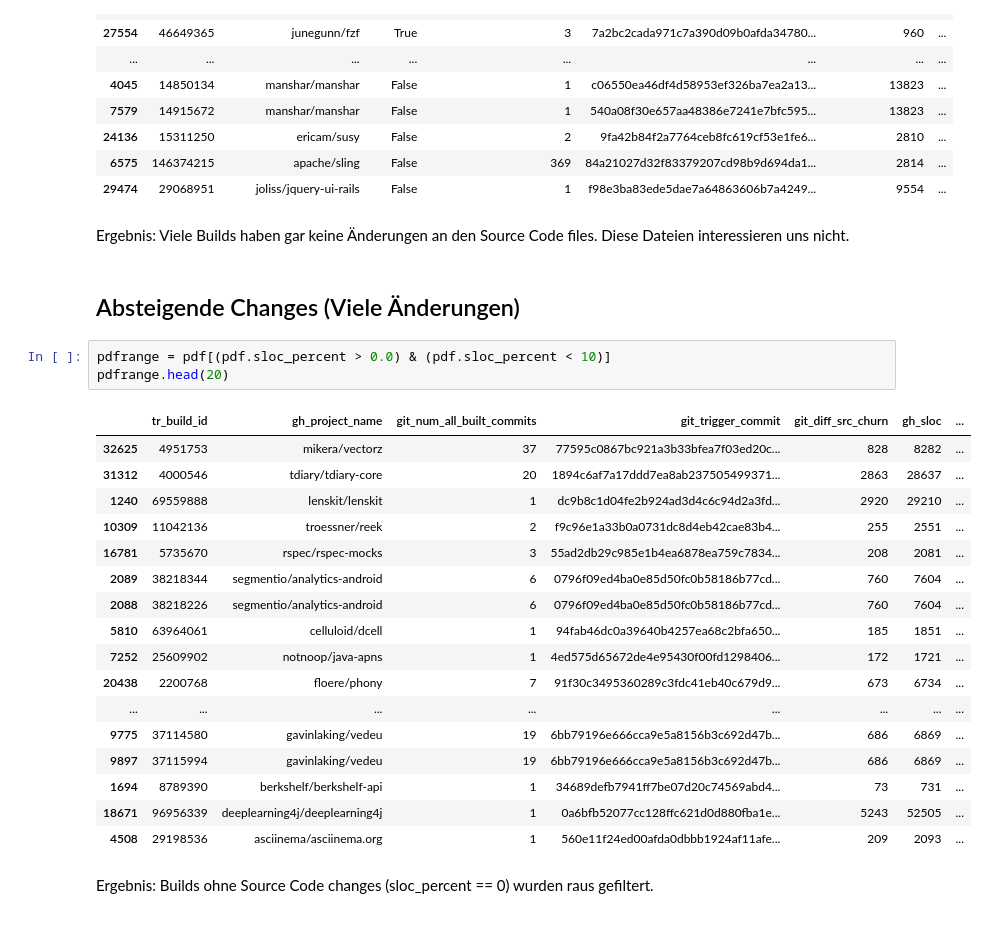
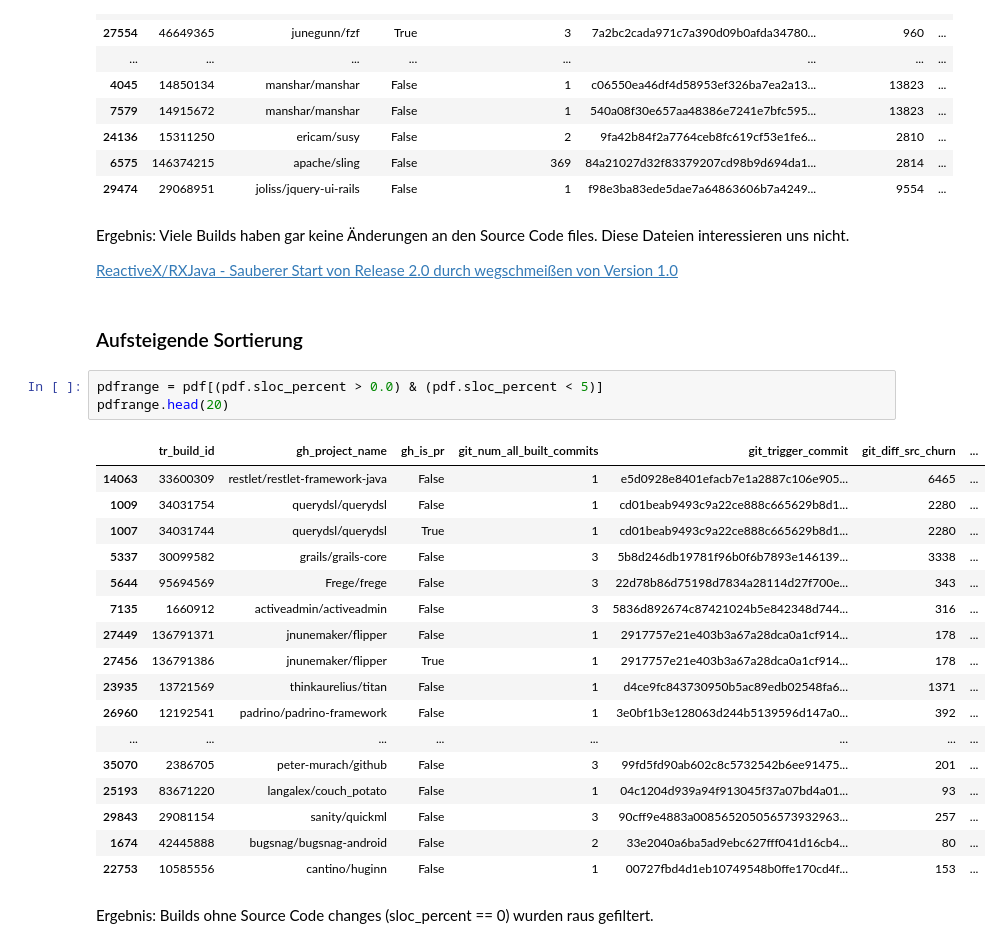
Before and after one commit to DLR-SC/Hackathon, a Jupyter notebook: chaosProject/ChangeRatioPerBuild.ipynb, the cells around one changed output. Drawn from its saved outputs; the diff is of its cells as text.

```diff
--- a/chaosProject/ChangeRatioPerBuild.ipynb
+++ b/chaosProject/ChangeRatioPerBuild.ipynb
@@ -36,29 +37,31 @@ pdf.head(20)
 | 29474 | 29068951 | joliss/jquery-ui-rails | False | 1 | f98e3ba83ede5dae7a64863606b7a4249... | 9554 | ... |
 # %% [markdown]
 Ergebnis: Viele Builds haben gar keine Änderungen an den Source Code files. Diese Dateien interessieren uns nicht.
+
+[ReactiveX/RXJava - Sauberer Start von Release 2.0 durch wegschmeißen von Version 1.0](https://github.com/ReactiveX/RxJava/commit/639cbc529541f58d8ad9a94a5fdb8ab8eca6afbd)
-# %% [markdown]
-## Absteigende Changes (Viele Änderungen)
+# %% [markdown]
+### Aufsteigende Sortierung
 # %%
-pdfrange = pdf[(pdf.sloc_percent > 0.0) & (pdf.sloc_percent < 10)]
+pdfrange = pdf[(pdf.sloc_percent > 0.0) & (pdf.sloc_percent < 5)]
 pdfrange.head(20)
 # %% [output]
-|  | tr_build_id | gh_project_name | git_num_all_built_commits | git_trigger_commit | git_diff_src_churn | gh_sloc | ... |
-| 32625 | 4951753 | mikera/vectorz | 37 | 77595c0867bc921a3b33bfea7f03ed20c... | 828 | 8282 | ... |
-| 31312 | 4000546 | tdiary/tdiary-core | 20 | 1894c6af7a17ddd7ea8ab237505499371... | 2863 | 28637 | ... |
-| 1240 | 69559888 | lenskit/lenskit | 1 | dc9b8c1d04fe2b924ad3d4c6c94d2a3fd... | 2920 | 29210 | ... |
-| 10309 | 11042136 | troessner/reek | 2 | f9c96e1a33b0a0731dc8d4eb42cae83b4... | 255 | 2551 | ... |
-| 16781 | 5735670 | rspec/rspec-mocks | 3 | 55ad2db29c985e1b4ea6878ea759c7834... | 208 | 2081 | ... |
-| 2089 | 38218344 | segmentio/analytics-android | 6 | 0796f09ed4ba0e85d50fc0b58186b77cd... | 760 | 7604 | ... |
-| 2088 | 38218226 | segmentio/analytics-android | 6 | 0796f09ed4ba0e85d50fc0b58186b77cd... | 760 | 7604 | ... |
-| 5810 | 63964061 | celluloid/dcell | 1 | 94fab46dc0a39640b4257ea68c2bfa650... | 185 | 1851 | ... |
-| 7252 | 25609902 | notnoop/java-apns | 1 | 4ed575d65672de4e95430f00fd1298406... | 172 | 1721 | ... |
-| 20438 | 2200768 | floere/phony | 7 | 91f30c3495360289c3fdc41eb40c679d9... | 673 | 6734 | ... |
+|  | tr_build_id | gh_project_name | gh_is_pr | git_num_all_built_commits | git_trigger_commit | git_diff_src_churn | ... |
+| 14063 | 33600309 | restlet/restlet-framework-java | False | 1 | e5d0928e8401efacb7e1a2887c106e905... | 6465 | ... |
+| 1009 | 34031754 | querydsl/querydsl | False | 1 | cd01beab9493c9a22ce888c665629b8d1... | 2280 | ... |
+| 1007 | 34031744 | querydsl/querydsl | True | 1 | cd01beab9493c9a22ce888c665629b8d1... | 2280 | ... |
+| 5337 | 30099582 | grails/grails-core | False | 3 | 5b8d246db19781f96b0f6b7893e146139... | 3338 | ... |
+| 5644 | 95694569 | Frege/frege | False | 3 | 22d78b86d75198d7834a28114d27f700e... | 343 | ... |
+| 7135 | 1660912 | activeadmin/activeadmin | False | 3 | 5836d892674c87421024b5e842348d744... | 316 | ... |
+| 27449 | 136791371 | jnunemaker/flipper | False | 1 | 2917757e21e403b3a67a28dca0a1cf914... | 178 | ... |
+| 27456 | 136791386 | jnunemaker/flipper | True | 1 | 2917757e21e403b3a67a28dca0a1cf914... | 178 | ... |
+| 23935 | 13721569 | thinkaurelius/titan | False | 1 | d4ce9fc843730950b5ac89edb02548fa6... | 1371 | ... |
+| 26960 | 12192541 | padrino/padrino-framework | False | 1 | 3e0bf1b3e128063d244b5139596d147a0... | 392 | ... |
 | ... | ... | ... | ... | ... | ... | ... | ... |
-| 9775 | 37114580 | gavinlaking/vedeu | 19 | 6bb79196e666cca9e5a8156b3c692d47b... | 686 | 6869 | ... |
-| 9897 | 37115994 | gavinlaking/vedeu | 19 | 6bb79196e666cca9e5a8156b3c692d47b... | 686 | 6869 | ... |
-| 1694 | 8789390 | berkshelf/berkshelf-api | 1 | 34689defb7941ff7be07d20c74569abd4... | 73 | 731 | ... |
-| 18671 | 96956339 | deeplearning4j/deeplearning4j | 1 | 0a6bfb52077cc128ffc621d0d880fba1e... | 5243 | 52505 | ... |
-| 4508 | 29198536 | asciinema/asciinema.org | 1 | 560e11f24ed00afda0dbbb1924af11afe... | 209 | 2093 | ... |
+| 35070 | 2386705 | peter-murach/github | False | 3 | 99fd5fd90ab602c8c5732542b6ee91475... | 201 | ... |
+| 25193 | 83671220 | langalex/couch_potato | False | 1 | 04c1204d939a94f913045f37a07bd4a01... | 93 | ... |
+| 29843 | 29081154 | sanity/quickml | False | 3 | 90cff9e4883a008565205056573932963... | 257 | ... |
+| 1674 | 42445888 | bugsnag/bugsnag-android | False | 2 | 33e2040a6ba5ad9ebc627fff041d16cb4... | 80 | ... |
+| 22753 | 10585556 | cantino/huginn | False | 1 | 00727fbd4d1eb10749548b0ffe170cd4f... | 153 | ... |
 # %% [markdown]
 Ergebnis: Builds ohne Source Code changes (sloc_percent == 0) wurden raus gefiltert.
 # %%
```
Also changed, not shown: parts of 6 cells of this notebook, 1 other file.
